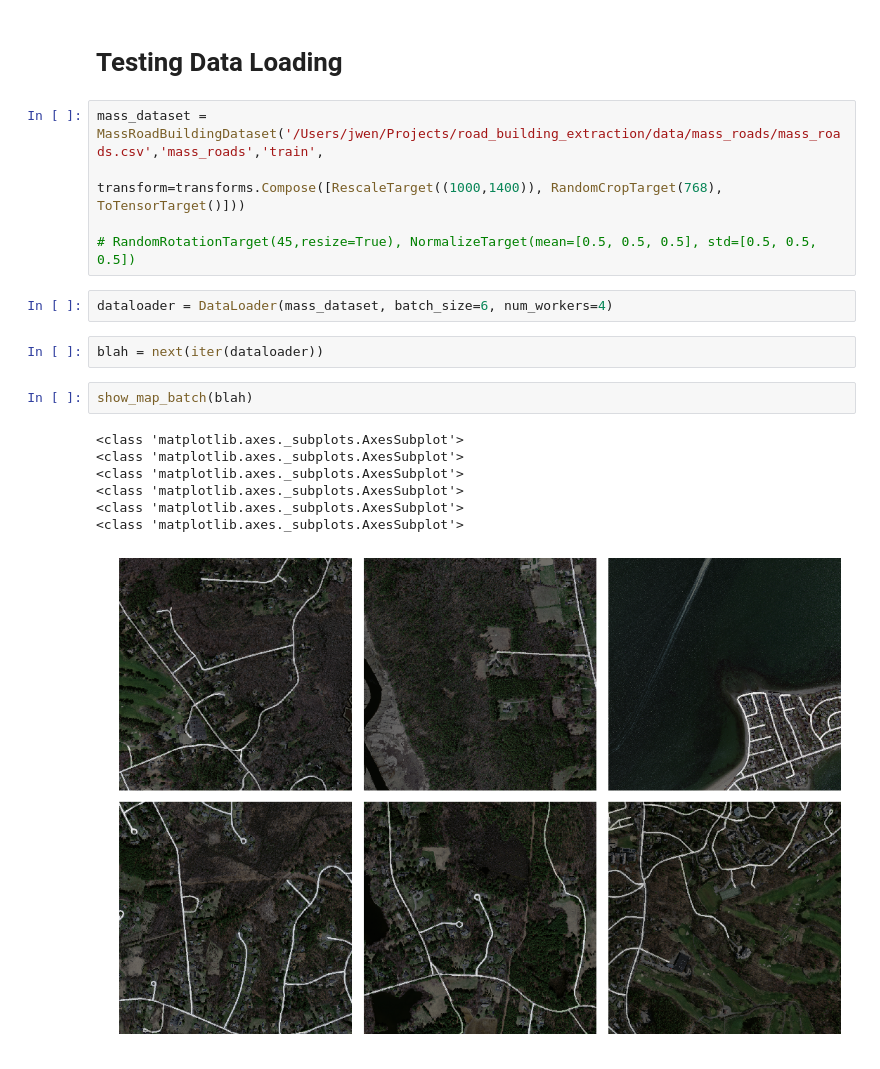
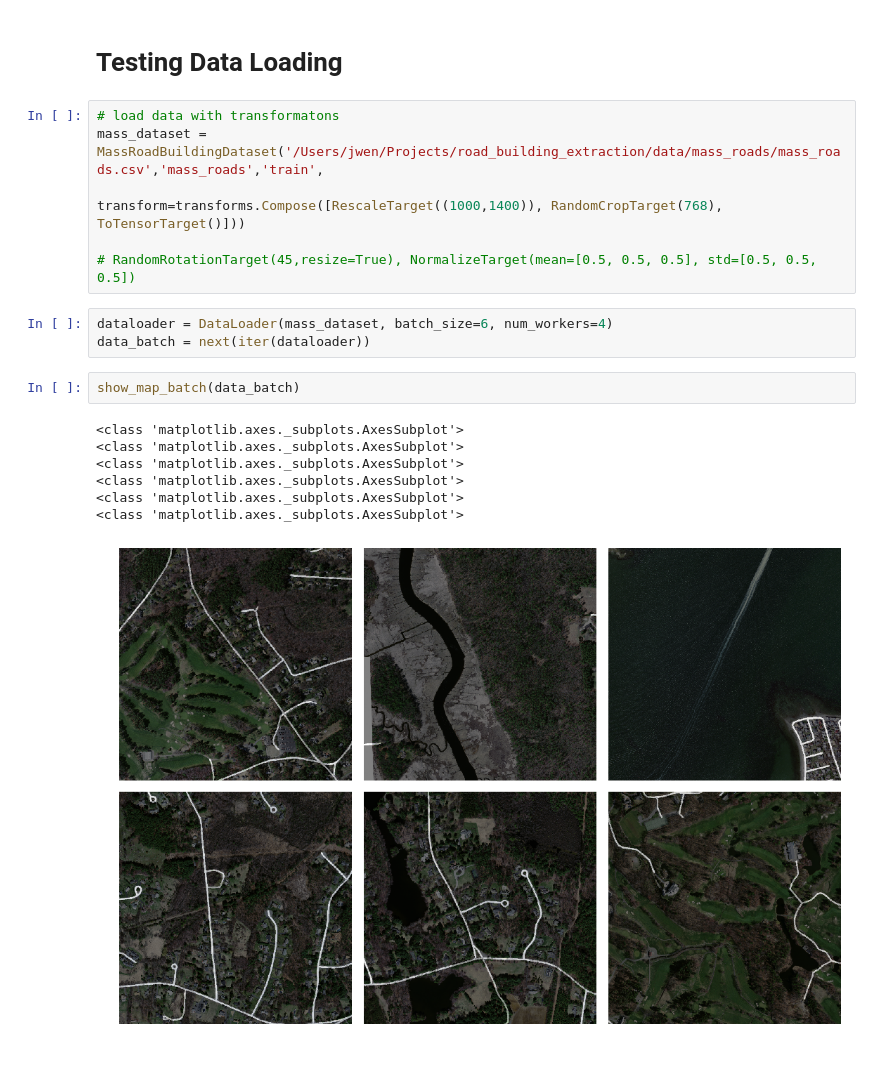
Before and after one commit to jeffwen/road_building_extraction, a Jupyter notebook: notebooks/data_preprocessing.ipynb, the cells around one changed output. Saved outputs shown, nothing was run; the diff lists cells and outputs as text.

```diff
--- a/notebooks/data_preprocessing.ipynb
+++ b/notebooks/data_preprocessing.ipynb
@@ -56,21 +60,21 @@ mass_roads_df.head()
 # %% [markdown]
 # Testing Data Loading
 # %%
+# load data with transformatons
 mass_dataset = MassRoadBuildingDataset('/Users/jwen/Projects/road_building_extraction/data/mass_roads/mass_roads.csv','mass_roads','train',
                                        transform=transforms.Compose([RescaleTarget((1000,1400)), RandomCropTarget(768), ToTensorTarget()]))
 
 # RandomRotationTarget(45,resize=True), NormalizeTarget(mean=[0.5, 0.5, 0.5], std=[0.5, 0.5, 0.5])
 # %%
 dataloader = DataLoader(mass_dataset, batch_size=6, num_workers=4)
+data_batch = next(iter(dataloader))
-# %%
-blah = next(iter(dataloader))
 # %%
-show_map_batch(blah)
+show_map_batch(data_batch)
 # %% [output]
 <class 'matplotlib.axes._subplots.AxesSubplot'>
 <class 'matplotlib.axes._subplots.AxesSubplot'>
 <class 'matplotlib.axes._subplots.AxesSubplot'>
 <class 'matplotlib.axes._subplots.AxesSubplot'>
 <class 'matplotlib.axes._subplots.AxesSubplot'>
 <class 'matplotlib.axes._subplots.AxesSubplot'>
-[figure, old version]
+[figure, new version]
```
Also changed, not shown: parts of 3 cells of this notebook, 3 other files.
